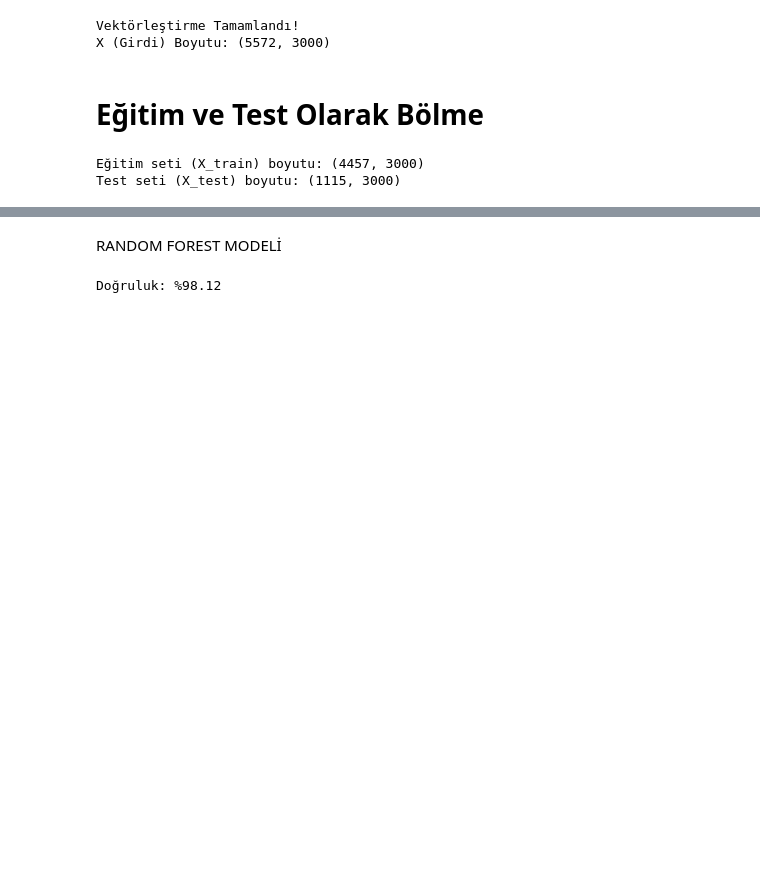
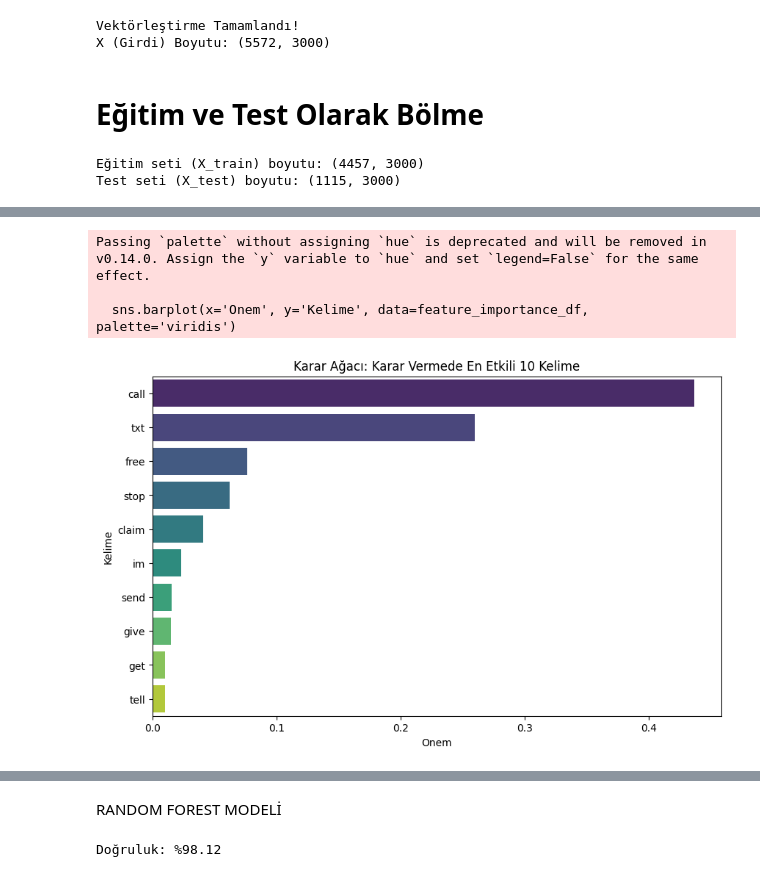
Before and after one commit to zeynepbykn/SMS_Spam_Tespiti_Proje, a Jupyter notebook: SMS_spam_veriBilimi_proje.ipynb, the cells around one changed output, grey strips where cells are left out. Drawn from its saved outputs; the diff is of its cells as text; code cells hidden in the pictures; blank space fills up the shorter version.

Commit message:
Decision tree modeli eklendi ve grafikler çizdirildi.

```diff
--- a/SMS_spam_veriBilimi_proje.ipynb
+++ b/SMS_spam_veriBilimi_proje.ipynb
@@ -139,0 +142,26 @@ Test seti (X_test) boyutu: (1115, 3000)
+# %%
+from sklearn.tree import DecisionTreeClassifier
+from sklearn.metrics import accuracy_score, classification_report, confusion_matrix
+import matplotlib.pyplot as plt
+
+# --- 1. Modeli Tanımlama ---
+# max_depth=5: Ağacın çok karmaşıklaşmasını ve ezberlemesini (overfitting) önlemek için
+# maksimum derinliği 5 ile sınırlıyoruz.
+# random_state=42: Deneyi her çalıştırdığımızda aynı sonuçları almamızı sağlar.
+dt_model = DecisionTreeClassifier(max_depth=5, random_state=42)
+
+# --- 2. Modeli Eğitme (Öğrenme Aşaması) ---
+# Model, X_train'deki kelime ağırlıklarına bakarak hangi kelimenin
+# spama, hangisinin hama çektiğini (kuralları) öğrenir.
+dt_model.fit(X_train, y_train)
+
+# --- 3. Tahmin Yapma (Hiç Görmediği Test Verileri) ---
+# Test setindeki (X_test) mesajları kendi oluşturduğu "Evet/Hayır"
+# süzgeçlerinden geçirir.
+y_pred_dt = dt_model.predict(X_test)
+
+# --- 4. Sonuçları Yazdırma ---
+print("--- Karar Ağacı Performans Sonuçları ---")
+# Modelin tahminleri (y_pred_dt) ile gerçek cevapları (y_test) karşılaştırır.
+print(f"Doğruluk (Accuracy) Skoru: %{accuracy_score(y_test, y_pred_dt)*100:.2f}")
+print("\nSınıflandırma Raporu:\n", classification_report(y_test, y_pred_dt))
@@ -139,0 +183,23 @@ Test seti (X_test) boyutu: (1115, 3000)
+# %%
+import pandas as pd
+import seaborn as sns
+import matplotlib.pyplot as plt
+
+# Öznitelik önemlerini alalım
+importances = dt_model.feature_importances_
+feature_names = tfidf.get_feature_names_out() # Vektörleştirici ismine dikkat!
+
+# Veriyi tablo haline getirelim
+feature_importance_df = pd.DataFrame({'Kelime': feature_names, 'Onem': importances})
+feature_importance_df = feature_importance_df.sort_values(by='Onem', ascending=False).head(10)
+
+# Çizim
+plt.figure(figsize=(10, 6))
+sns.barplot(x='Onem', y='Kelime', data=feature_importance_df, palette='viridis')
+plt.title('Karar Ağacı: Karar Vermede En Etkili 10 Kelime')
+plt.show()
+# %% [output]
+Passing `palette` without assigning `hue` is deprecated and will be removed in v0.14.0. Assign the `y` variable to `hue` and set `legend=False` for the same effect.
+
+  sns.barplot(x='Onem', y='Kelime', data=feature_importance_df, palette='viridis')
+[figure, added]
```
Also changed, not shown: parts of 9 cells of this notebook.
